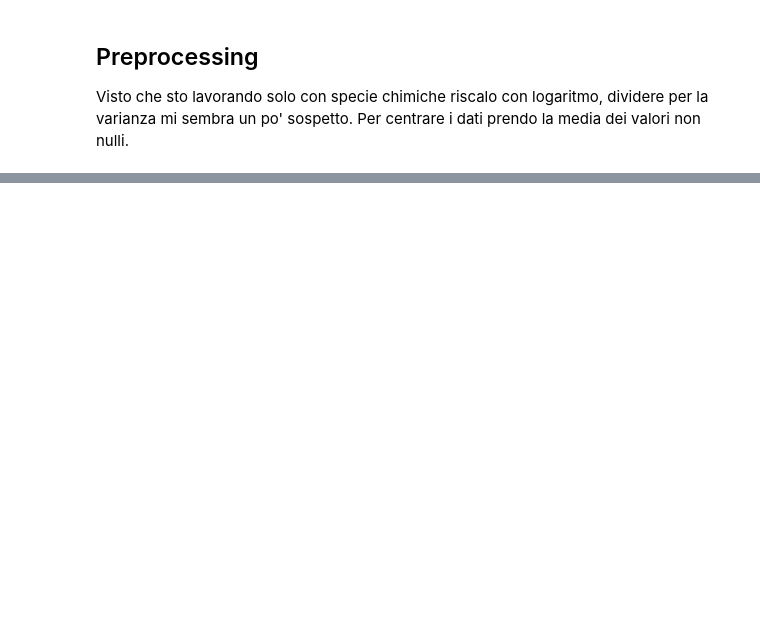
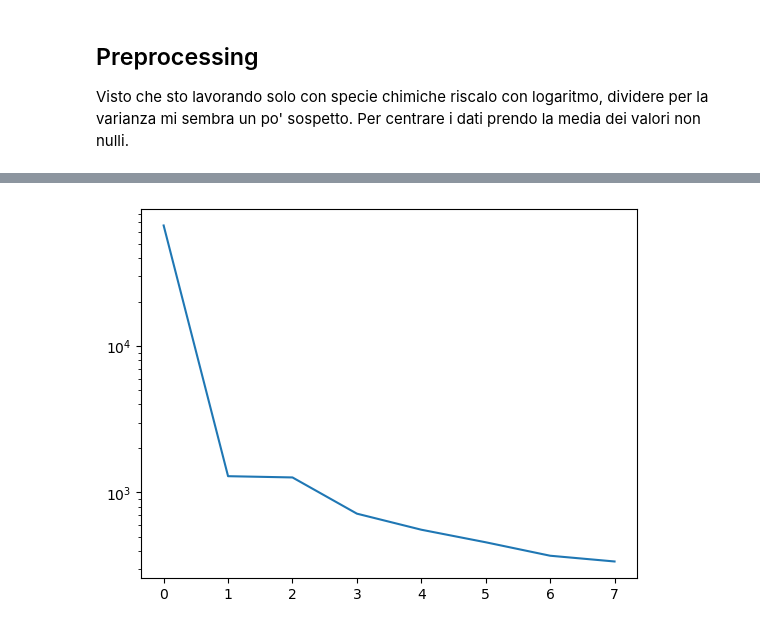
Before and after one commit to Isi2000/SIMPOSIUM_41, a Jupyter notebook: pca_vs_hopca.ipynb, the cells around one changed output, grey strips where cells are left out. Cells and saved outputs as stored; diff of their text form; code cells hidden in the pictures; blank space fills up the shorter version.

```diff
--- a/pca_vs_hopca.ipynb
+++ b/pca_vs_hopca.ipynb
@@ -264,0 +383,42 @@ YHO2            -8.023845e-01 2.578418e+00 -2.846332e+00 4.188980e+00
+# %%
+# Analyze contribution of original components to each principal component
+for dataset_path, tensor in tensors.items():
+    X = tensor.reshape(tensor.shape[0]*tensor.shape[1]*tensor.shape[3], tensor.shape[2])
+    U, sigma, V = np.linalg.svd(X, full_matrices=False)
+
+    # V contains the loadings (components x modes)
+    # Each row of V corresponds to a mode, each column to an original component
+    loadings = V.T  # Now shape is (n_components x n_modes)
+
+    summary_data = []
+
+    for mode in range(8):
+        mode_vector = np.abs(loadings[:, mode])
+        total = np.sum(mode_vector)
+        rel_contrib = 100 * mode_vector / total if total > 0 else np.zeros_like(mode_vector)
+
+        # Get top 3 species
+        top3_indices = np.argsort(rel_contrib)[:][::-1]
+
+        top_species = []
+        for idx in top3_indices:
+            top_species.append(f"{component_names[idx]} ({rel_contrib[idx]:.1f}%)")
+
+        summary_data.append({
+            'Mode': mode + 1,
+            '1st Species': top_species[0],
+            '2nd Species': top_species[1],
+            '3rd Species': top_species[2],
+            '4rd Species': top_species[3],
+            '5rd Species': top_species[4],
+            '6rd Species': top_species[5],
+            '7rd Species': top_species[6],
+            '8rd Species': top_species[7],
+        })
+
+    df_summary = pd.DataFrame(summary_data)
+    print("\n" + "="*80)
+    print(f"CONTRIBUTING SPECIES FOR EACH PCA MODE - {dataset_path}")
+    print("="*80)
+    print(df_summary.to_string(index=False))
+    print("="*80)
@@ -264,0 +439,5 @@ YHO2            -8.023845e-01 2.578418e+00 -2.846332e+00 4.188980e+00
+# %%
+plt.plot(sigma)
+plt.yscale("log")
+# %% [output]
+[figure, added]
```
Also changed, not shown: parts of 9 cells of this notebook, 3 other files.
